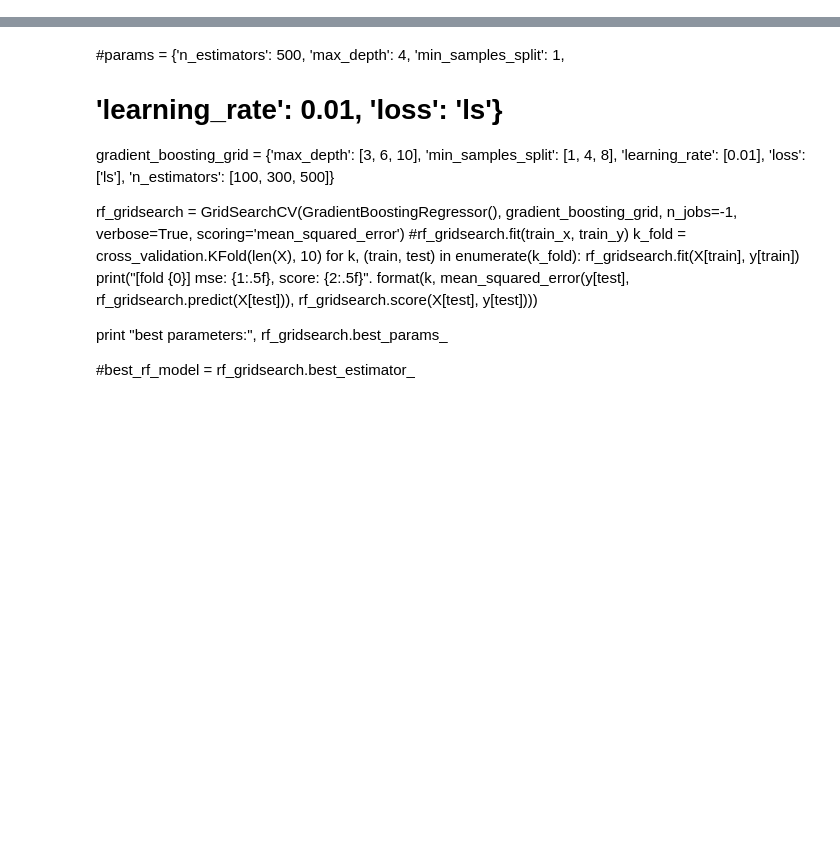
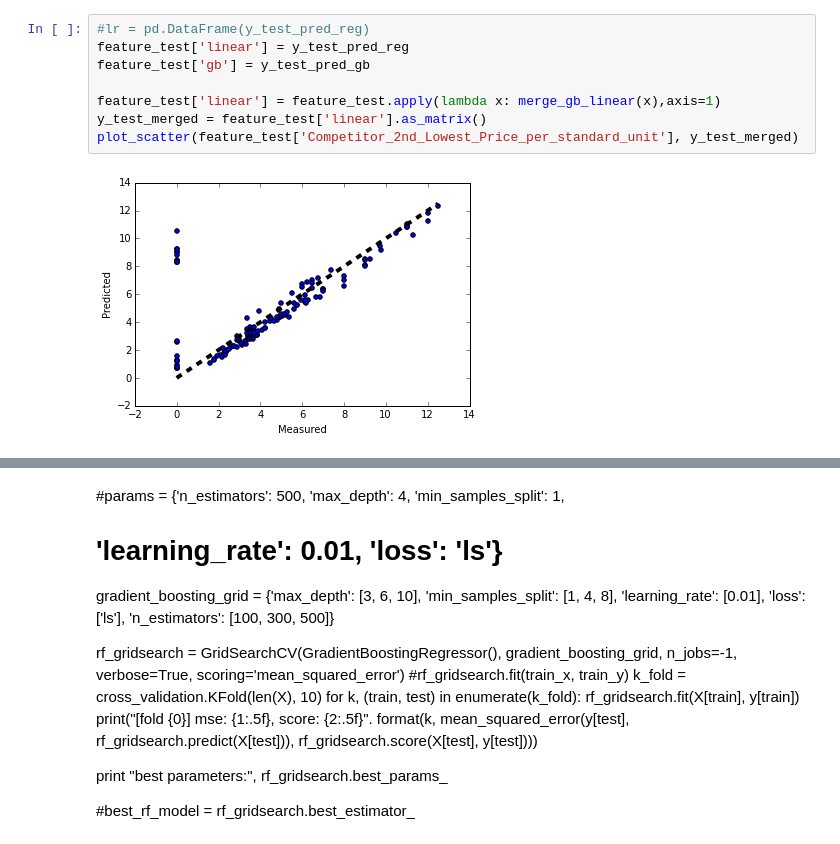
Before and after one commit to thefifthhead/data-science-contests, a Jupyter notebook: CrowdAnalytics/BiddingPriceGenericDrugs/bidding_price_new.ipynb, the cells around one changed output, grey strips where cells are left out. Cells and saved outputs as stored; diff of their text form; blank space fills up the shorter version.

```diff
--- a/CrowdAnalytics/BiddingPriceGenericDrugs/bidding_price_new.ipynb
+++ b/CrowdAnalytics/BiddingPriceGenericDrugs/bidding_price_new.ipynb
@@ -184,0 +205,10 @@ X_train,X_test,y_train,y_test=train_test_split(X, y, test_size=0.33, random_stat
+# %%
+#lr = pd.DataFrame(y_test_pred_reg)
+feature_test['linear'] = y_test_pred_reg
+feature_test['gb'] = y_test_pred_gb
+
+feature_test['linear'] = feature_test.apply(lambda x: merge_gb_linear(x),axis=1)
+y_test_merged = feature_test['linear'].as_matrix()
+plot_scatter(feature_test['Competitor_2nd_Lowest_Price_per_standard_unit'], y_test_merged)
+# %% [output]
+[figure, added]
```
Also changed, not shown: parts of 52 cells of this notebook.
